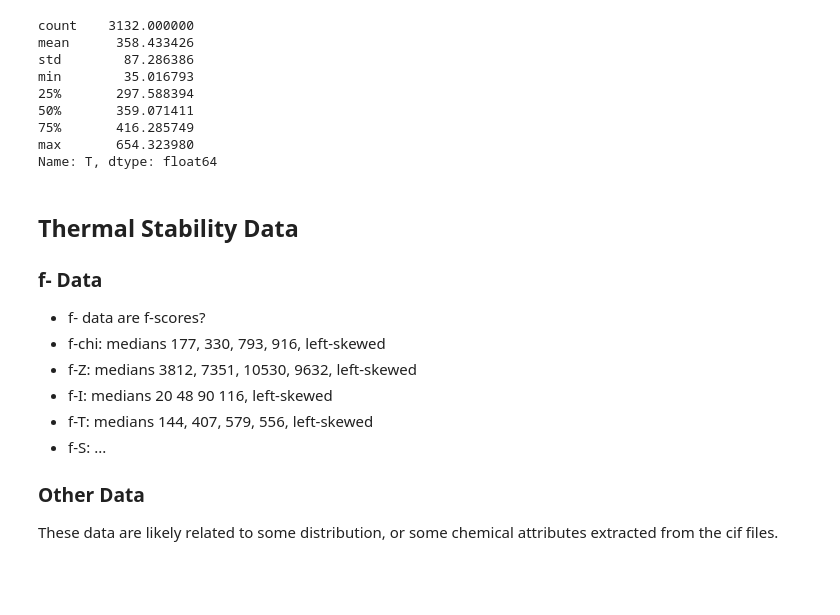
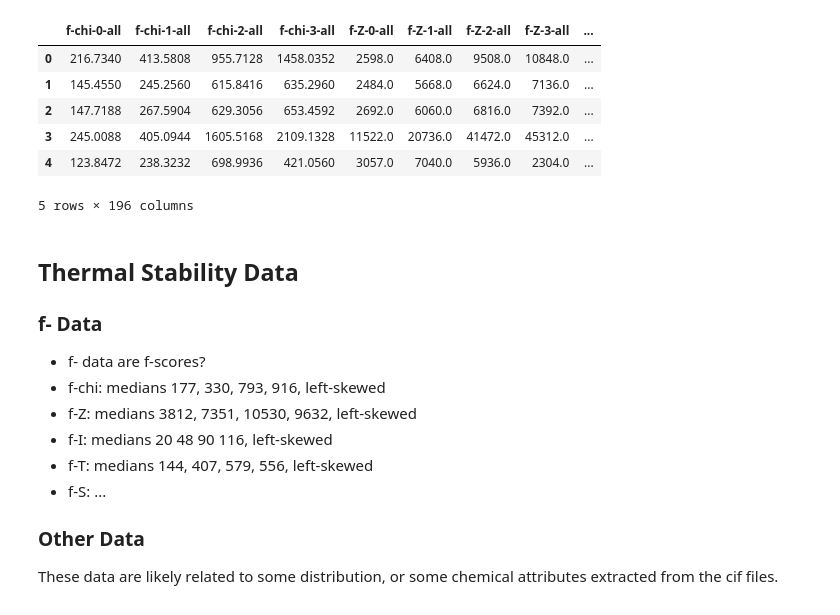
Before and after one commit to XYLiu9357/optimof, a Jupyter notebook: src/model_training/data_explore.ipynb, the cells around one changed output. Drawn from its saved outputs; the diff is of its cells as text; code cells hidden in the pictures; blank space fills up the shorter version.

```diff
--- a/src/model_training/data_explore.ipynb
+++ b/src/model_training/data_explore.ipynb
@@ -15,23 +15,21 @@ sns.set_theme("paper", "whitegrid")
 # %%
 # Read data
 project_path = "../.."
 data_dir = os.path.join(project_path, "data");
-thermal_data_path = os.path.join(data_dir, "thermal_data.csv")
-solvent_data_path = os.path.join(data_dir, "solvent_data.csv")
+thermal_data_path = os.path.join(data_dir, "thermal", "thermal_all_data.csv")
+solvent_data_path = os.path.join(data_dir, "solvent_all_data.csv")
 
 thermal_all_df = pd.read_csv(thermal_data_path)
 solvent_all_df = pd.read_csv(solvent_data_path)
-thermal_all_df["T"].describe()
+thermal_all_df.head()
 # %% [output]
+|  | f-chi-0-all | f-chi-1-all | f-chi-2-all | f-chi-3-all | f-Z-0-all | f-Z-1-all | f-Z-2-all | f-Z-3-all | ... |
+| 0 | 216.7340 | 413.5808 | 955.7128 | 1458.0352 | 2598.0 | 6408.0 | 9508.0 | 10848.0 | ... |
+| 1 | 145.4550 | 245.2560 | 615.8416 | 635.2960 | 2484.0 | 5668.0 | 6624.0 | 7136.0 | ... |
+| 2 | 147.7188 | 267.5904 | 629.3056 | 653.4592 | 2692.0 | 6060.0 | 6816.0 | 7392.0 | ... |
+| 3 | 245.0088 | 405.0944 | 1605.5168 | 2109.1328 | 11522.0 | 20736.0 | 41472.0 | 45312.0 | ... |
+| 4 | 123.8472 | 238.3232 | 698.9936 | 421.0560 | 3057.0 | 7040.0 | 5936.0 | 2304.0 | ... |
-count    3132.000000
-mean      358.433426
-std        87.286386
-min        35.016793
-25%       297.588394
-50%       359.071411
-75%       416.285749
-max       654.323980
-Name: T, dtype: float64
+5 rows × 196 columns
 # %% [markdown]
 ## Thermal Stability Data
 
```
Also changed, not shown: 4 other files.
